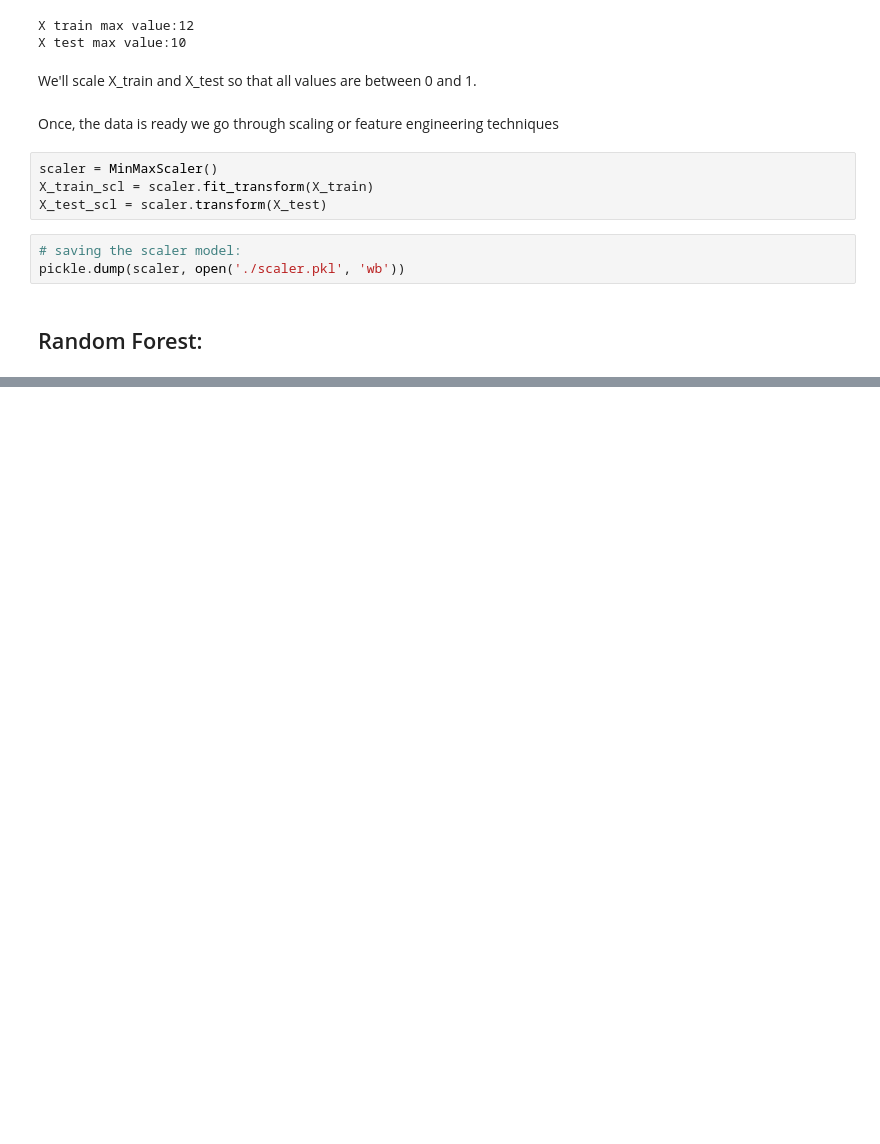
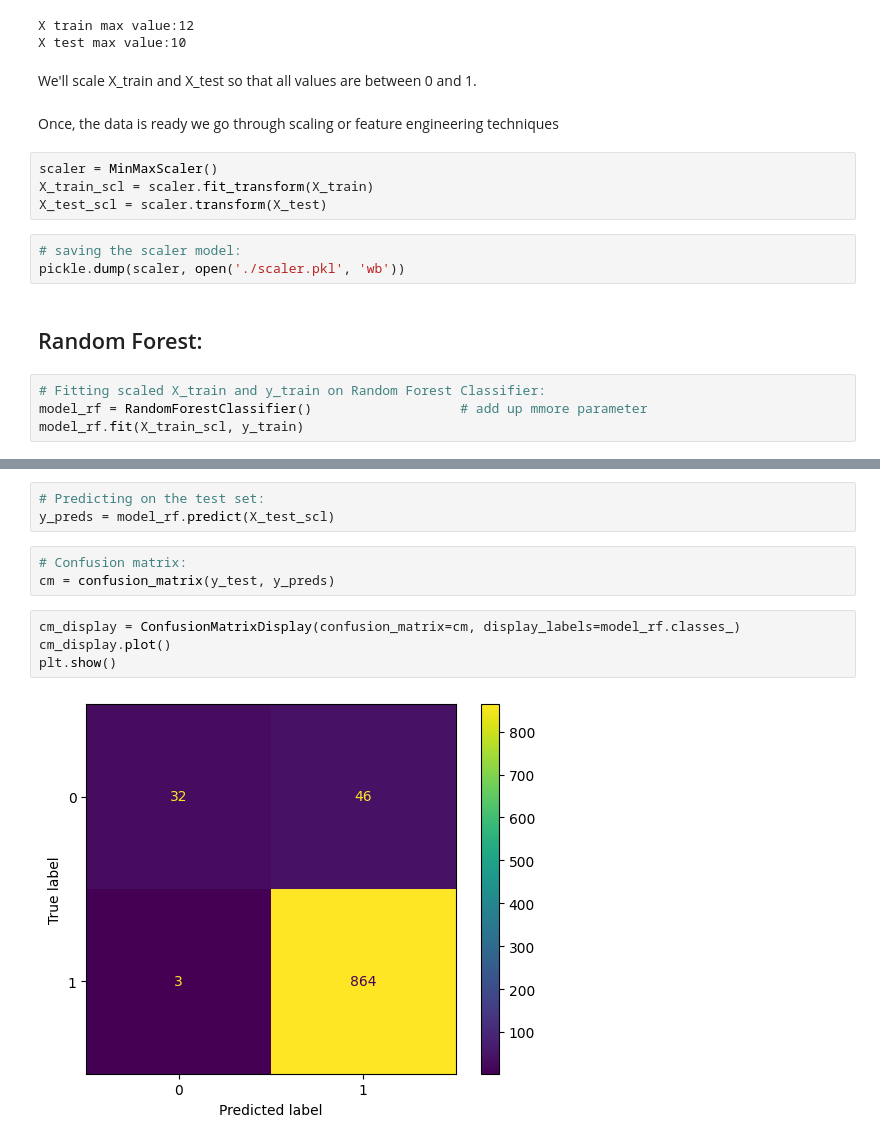
Before and after one commit to rtgsepoct/amazon-alexia-review-sentiment_analysis, a Jupyter notebook: amazon-alexa-review-sentiment_analysis.ipynb, the cells around one changed output, grey strips where cells are left out. Saved outputs shown, nothing was run; the diff lists cells and outputs as text; blank space fills up the shorter version.

Commit message:
random_forest and confusion matrix

```diff
--- a/amazon-alexa-review-sentiment_analysis.ipynb
+++ b/amazon-alexa-review-sentiment_analysis.ipynb
@@ -496,3 +496,7 @@ X_test_scl = scaler.transform(X_test)
 pickle.dump(scaler, open('./scaler.pkl', 'wb'))
 # %% [markdown]
 ## Random Forest:
+# %%
+# Fitting scaled X_train and y_train on Random Forest Classifier:
+model_rf = RandomForestClassifier()                   # add up mmore parameter
+model_rf.fit(X_train_scl, y_train)
@@ -498,0 +512,12 @@ pickle.dump(scaler, open('./scaler.pkl', 'wb'))
+# %%
+# Predicting on the test set:
+y_preds = model_rf.predict(X_test_scl)
+# %%
+# Confusion matrix:
+cm = confusion_matrix(y_test, y_preds)
+# %%
+cm_display = ConfusionMatrixDisplay(confusion_matrix=cm, display_labels=model_rf.classes_)
+cm_display.plot()
+plt.show()
+# %% [output]
+[figure, added]
```
Also changed, not shown: parts of 6 cells of this notebook, 1 other file.
